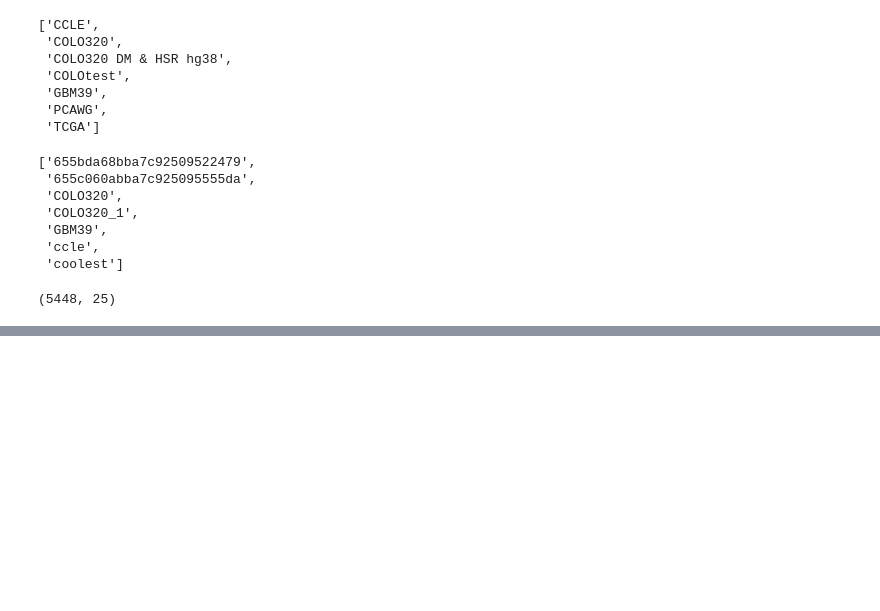
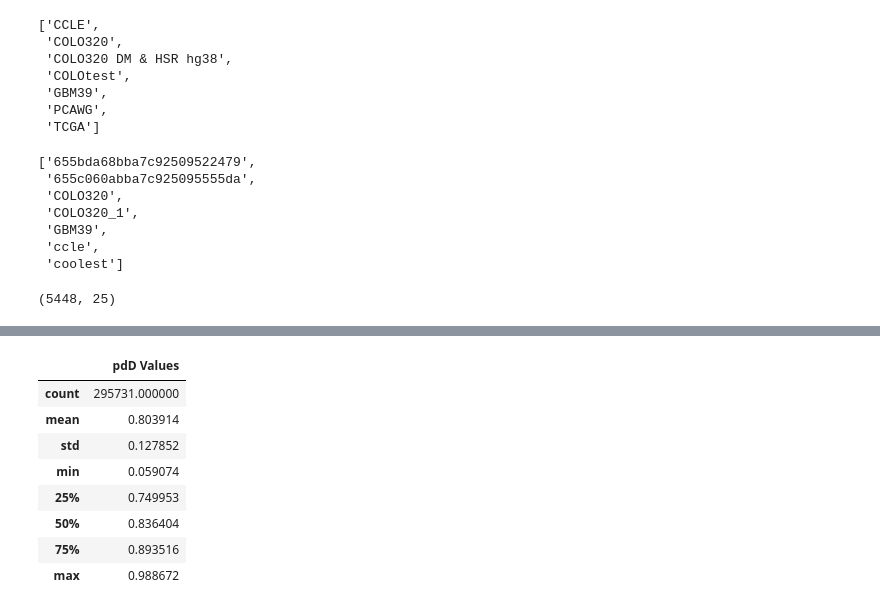
Before and after one commit to AmpliconSuite/AmpliconRepository, a Jupyter notebook: caper/caper/coamp_graph_notebook.ipynb, the cells around one changed output, grey strips where cells are left out. Cells and saved outputs as stored; diff of their text form; code cells hidden in the pictures; blank space fills up the shorter version.

```diff
--- a/caper/caper/coamp_graph_notebook.ipynb
+++ b/caper/caper/coamp_graph_notebook.ipynb
@@ -198,0 +196,13 @@ Preprocessing intervals and reformatting dataset took 0.0272 seconds
+# %%
+pdD_capped = pd.DataFrame(pdD_capped, columns=['pdD Values'])
+pdD_capped.describe()
+# %% [output]
+|  | pdD Values |
+| count | 295731.000000 |
+| mean | 0.803914 |
+| std | 0.127852 |
+| min | 0.059074 |
+| 25% | 0.749953 |
+| 50% | 0.836404 |
+| 75% | 0.893516 |
+| max | 0.988672 |
```
Also changed, not shown: parts of 12 cells of this notebook, 3 other files.
